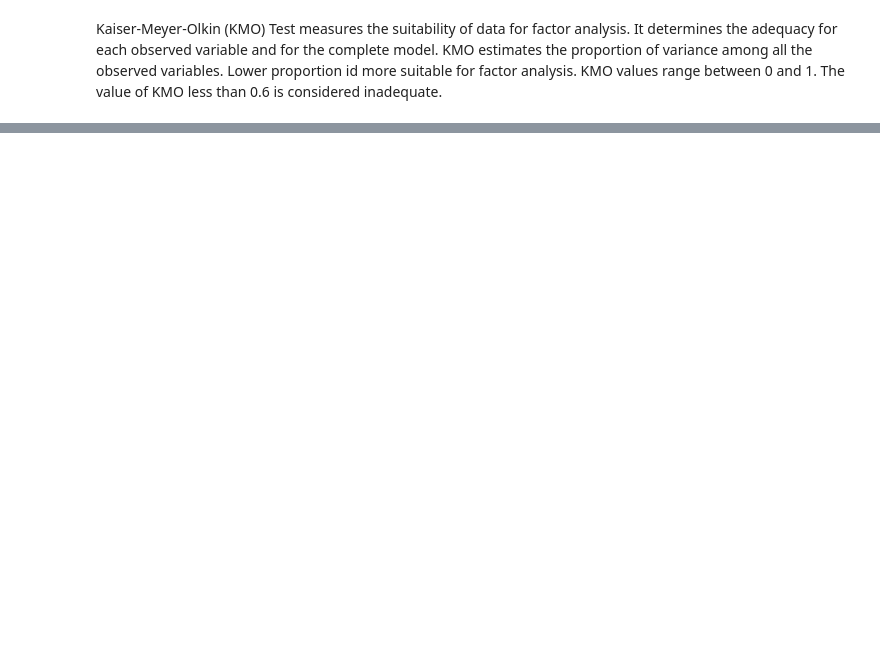
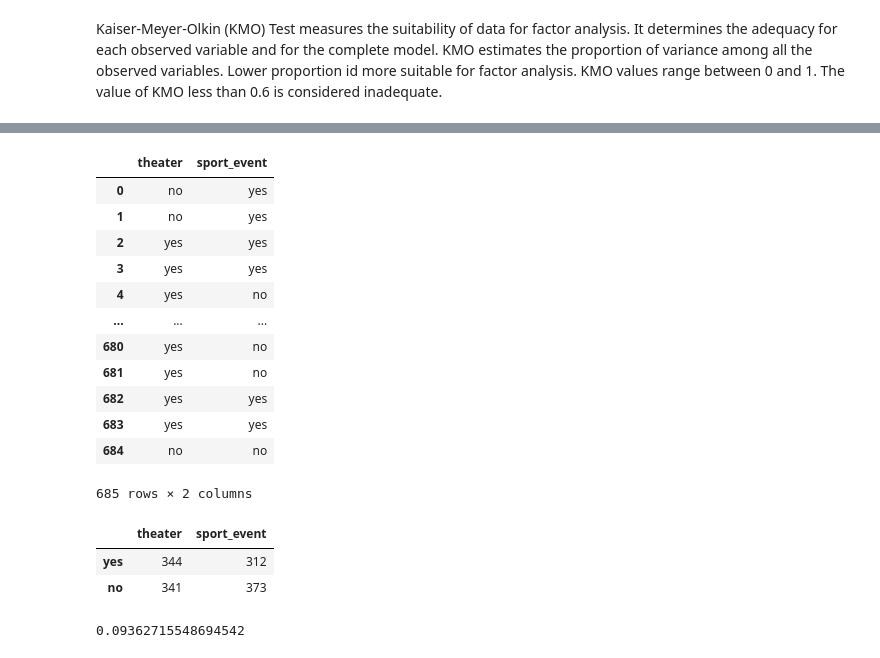
Before and after one commit to heinohen/household_habits_SDA, a Jupyter notebook: habits.ipynb, the cells around one changed output, grey strips where cells are left out. Saved outputs shown, nothing was run; the diff lists cells and outputs as text; code cells hidden in the pictures; blank space fills up the shorter version.

```diff
--- a/habits.ipynb
+++ b/habits.ipynb
@@ -400,0 +478,6 @@ dtype: float64
+# %%
+df_events = df_done[['theater','sport_event']]
+
+df_events['theater'] = pd.Categorical(df_events['theater']).rename_categories({1:'yes',2:'no'})
+
+df_events['sport_event'] = pd.Categorical(df_events['sport_event']).rename_categories({1:'yes',2:'no'})
@@ -400,0 +495,16 @@ dtype: float64
+# %%
+df_events
+# %% [output]
+|  | theater | sport_event |
+| 0 | no | yes |
+| 1 | no | yes |
+| 2 | yes | yes |
+| 3 | yes | yes |
+| 4 | yes | no |
+| ... | ... | ... |
+| 680 | yes | no |
+| 681 | yes | no |
+| 682 | yes | yes |
+| 683 | yes | yes |
+| 684 | no | no |
+685 rows × 2 columns
@@ -400,0 +515,10 @@ dtype: float64
+# %%
+counts_of_categories
+# %% [output]
+|  | theater | sport_event |
+| yes | 344 | 312 |
+| no | 341 | 373 |
+# %%
+S.chi2_contingency(counts_of_categories)[1]
+# %% [output]
+0.09362715548694542
```
Also changed, not shown: parts of 19 cells of this notebook, 2 other files.
